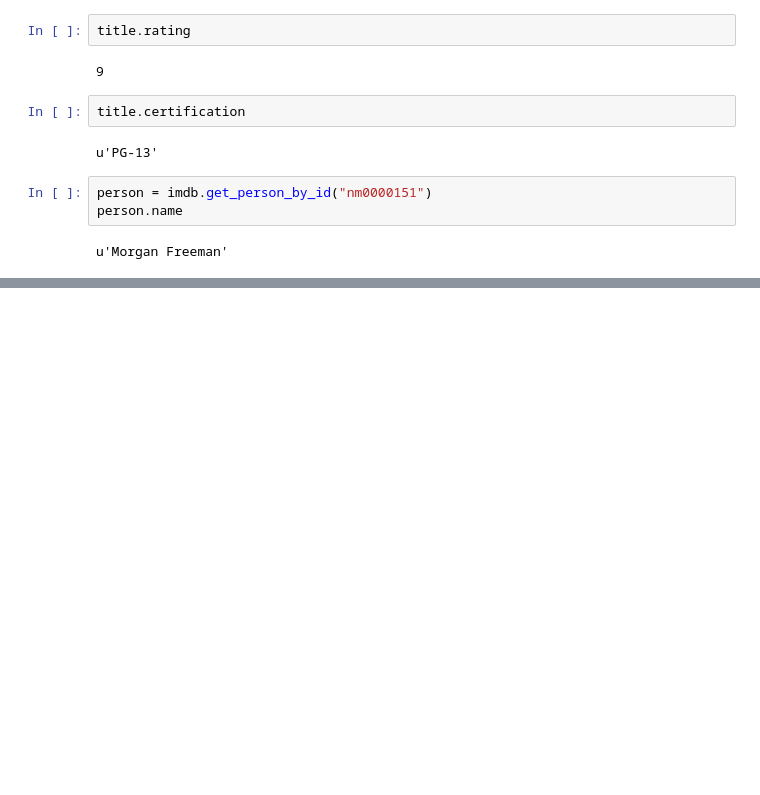
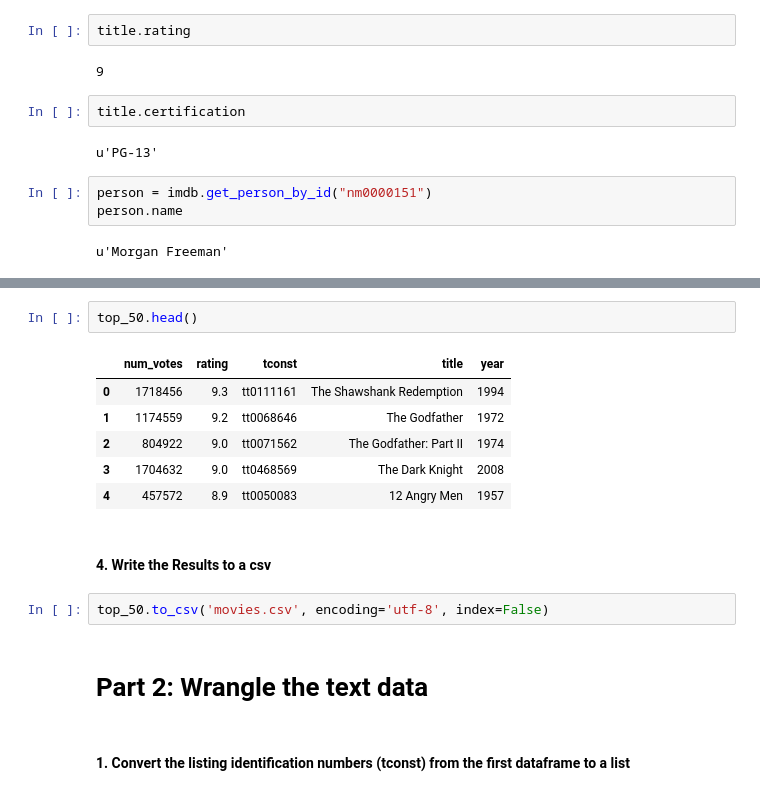
Before and after one commit to epkuznetsova/project_6_API_random_forest, a Jupyter notebook: Project_6_API_random_forest.ipynb, the cells around one changed output, grey strips where cells are left out. Cells and saved outputs as stored; diff of their text form; blank space fills up the shorter version.

```diff
--- a/Project_6_API_random_forest.ipynb
+++ b/Project_6_API_random_forest.ipynb
@@ -120,0 +151,17 @@ imdb.top_250()
+# %%
+top_50.head()
+# %% [output]
+|  | num_votes | rating | tconst | title | year |
+| 0 | 1718456 | 9.3 | tt0111161 | The Shawshank Redemption | 1994 |
+| 1 | 1174559 | 9.2 | tt0068646 | The Godfather | 1972 |
+| 2 | 804922 | 9.0 | tt0071562 | The Godfather: Part II | 1974 |
+| 3 | 1704632 | 9.0 | tt0468569 | The Dark Knight | 2008 |
+| 4 | 457572 | 8.9 | tt0050083 | 12 Angry Men | 1957 |
+# %% [markdown]
+#### 4. Write the Results to a csv
+# %%
+top_50.to_csv('movies.csv', encoding='utf-8', index=False)
+# %% [markdown]
+# Part 2: Wrangle the text data
+# %% [markdown]
+#### 1. Convert the listing identification numbers (tconst) from the first dataframe to a list
```
Also changed, not shown: parts of 29 cells of this notebook, 3 other files.
